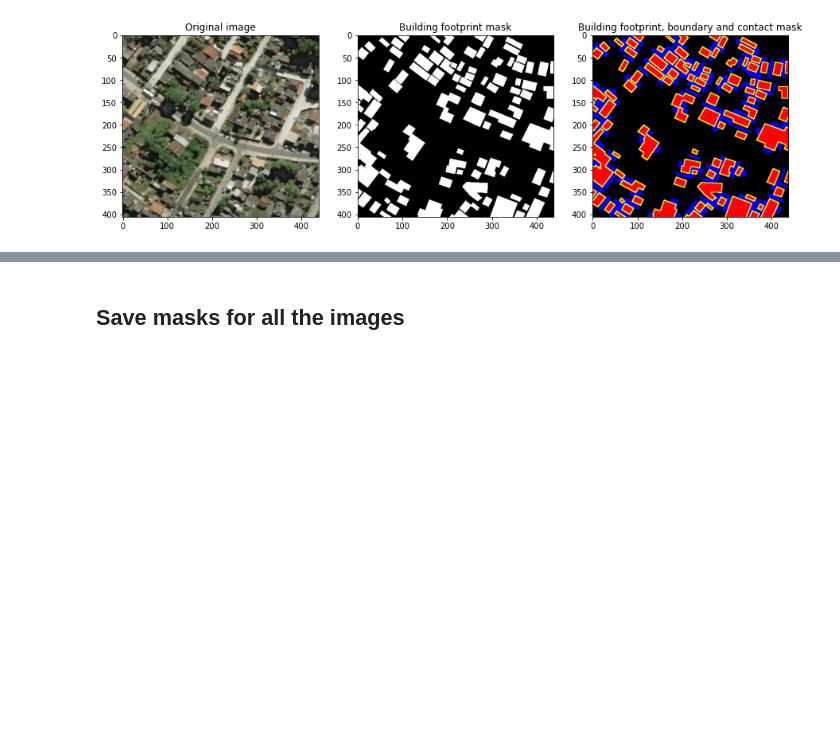
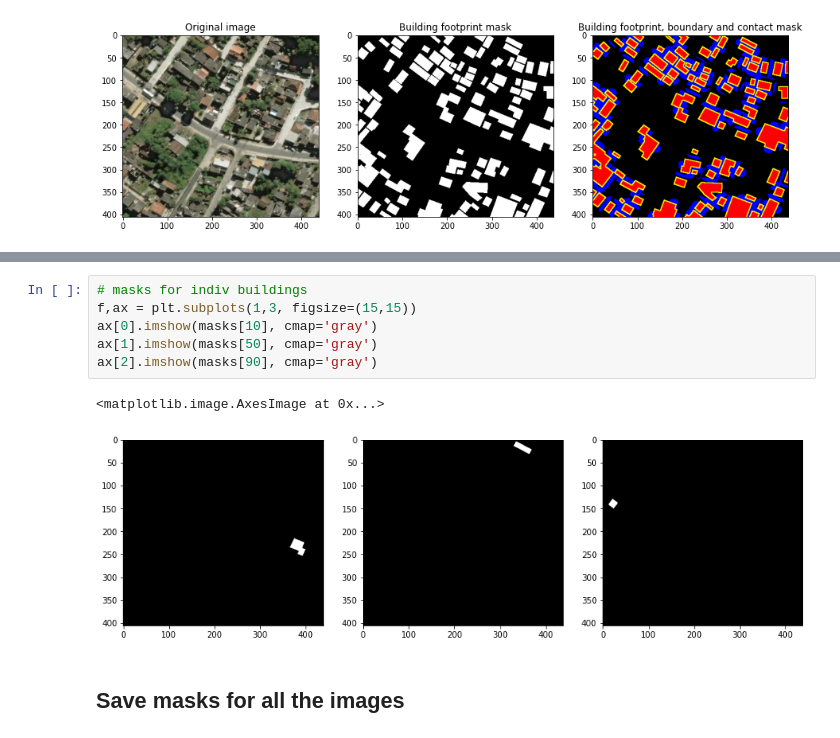
Before and after one commit to ThinkOcean-India-Research/asdi-hackathon, a Jupyter notebook: building-detection/create_masks.ipynb, the cells around one changed output, grey strips where cells are left out. Saved outputs shown, nothing was run; the diff lists cells and outputs as text; blank space fills up the shorter version.

```diff
--- a/building-detection/create_masks.ipynb
+++ b/building-detection/create_masks.ipynb
@@ -147,3 +171,12 @@ Text(0.5, 1.0, 'Building footprint, boundary and contact mask')
+# %%
+# masks for indiv buildings
+f,ax = plt.subplots(1,3, figsize=(15,15))
+ax[0].imshow(masks[10], cmap='gray')
+ax[1].imshow(masks[50], cmap='gray')
+ax[2].imshow(masks[90], cmap='gray')
+# %% [output]
+<matplotlib.image.AxesImage at 0x...>
+[figure, added]
 # %% [markdown]
 ## Save masks for all the images
 # %%
```
Also changed, not shown: parts of 4 cells of this notebook, 2 other files.
